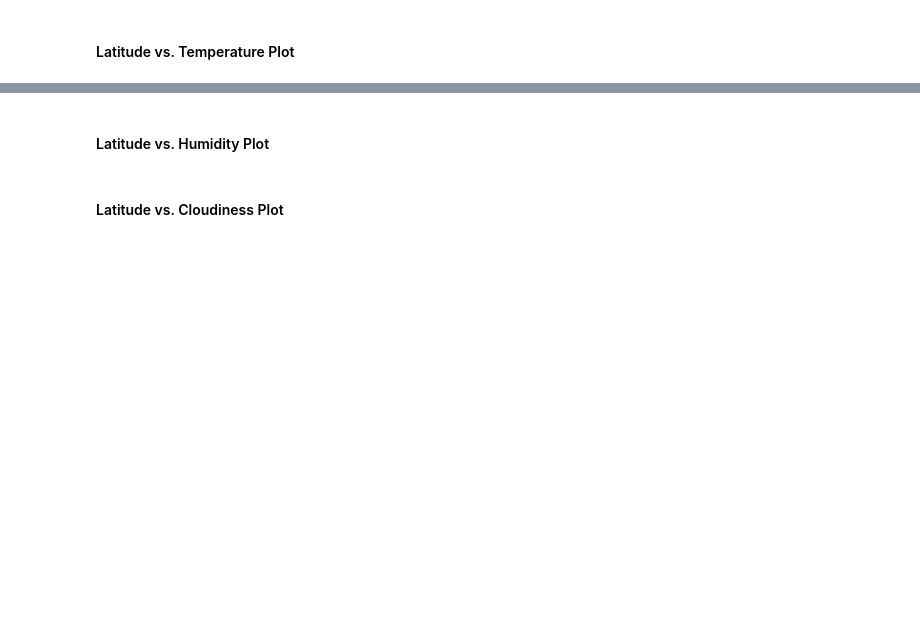
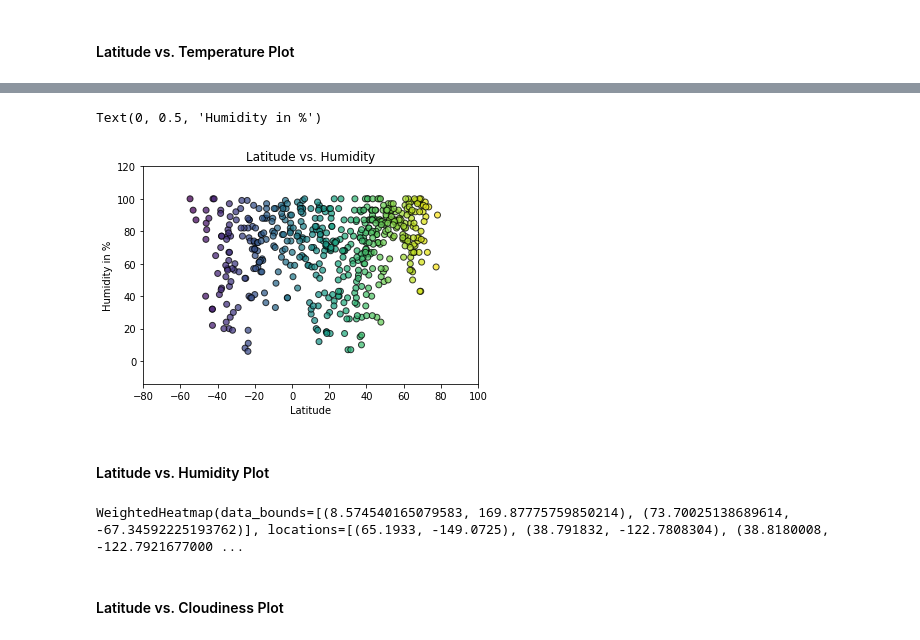
Before and after one commit to DutchDS/Python_API_Challenge, a Jupyter notebook: WeatherPy/WeatherPy.ipynb, the cells around one changed output, grey strips where cells are left out. Cells and saved outputs as stored; diff of their text form; code cells hidden in the pictures; blank space fills up the shorter version.

```diff
--- a/WeatherPy/WeatherPy.ipynb
+++ b/WeatherPy/WeatherPy.ipynb
@@ -183,5 +168,48 @@ fig
+# %%
+x_values = my_df['Latitude']
+y_values = my_df['Humidity']
+c_values = []
+
+plt.scatter(x_values, y_values, marker="o", c=x_values, edgecolors="black", alpha=0.75)
+
+plt.xlim(-80,100)
+plt.ylim(min(my_df['Humidity'])-20, max(my_df['Humidity'])+20)
+
+plt.title("Latitude vs. Humidity")
+plt.xlabel("Latitude")
+plt.ylabel("Humidity in %")
+# %% [output]
+Text(0, 0.5, 'Humidity in %')
+[figure, added]
 # %% [markdown]
 #### Latitude vs. Humidity Plot
+# %%
+import gmaps
+import gmaps.datasets
+gmaps.configure(api_key=g_key)
+
+# locations = gmaps.datasets.load_dataset_as_df('earthquakes')
+
+fig = gmaps.figure(map_type='HYBRID')
+
+df = gmaps.datasets.load_dataset_as_df('earthquakes')
+
+# dataframe with columns ('latitude', 'longitude', 'magnitude')
+heatmap_layer = gmaps.heatmap_layer(
+    df[['latitude', 'longitude']], weights=df['magnitude'],
+    max_intensity=30, point_radius=3.0)
+
+fig.add_layer(heatmap_layer)
+
+
+# heatmap_layer.max_intensity = 100
+# heatmap_layer.point_radius = 5
+
+# fig
+# df.dtypes
+print(heatmap_layer)
+# %% [output]
+WeightedHeatmap(data_bounds=[(8.574540165079583, 169.87775759850214), (73.70025138689614, -67.34592225193762)], locations=[(65.1933, -149.0725), (38.791832, -122.7808304), (38.8180008, -122.7921677000 ...
 # %% [markdown]
 #### Latitude vs. Cloudiness Plot
 # %% [markdown]
```
Also changed, not shown: parts of 8 cells of this notebook, 1 other file.
